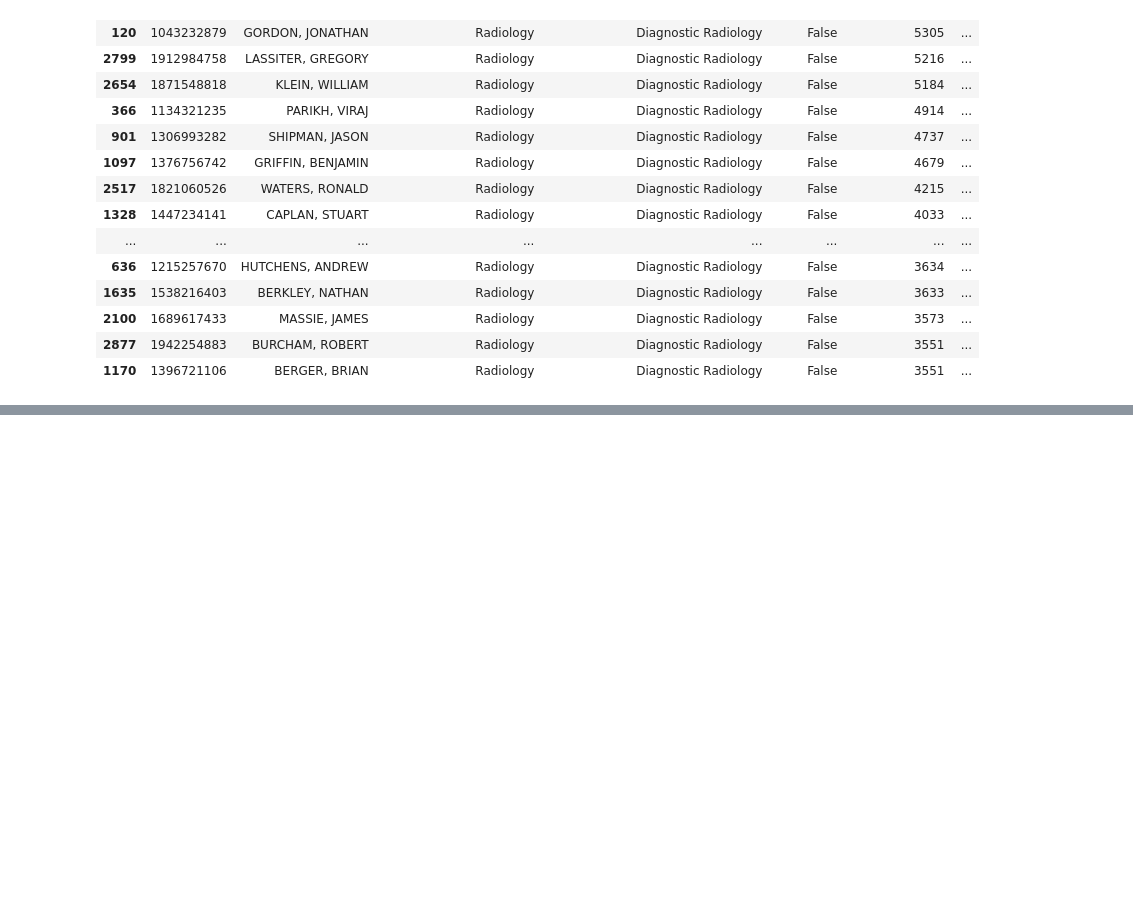
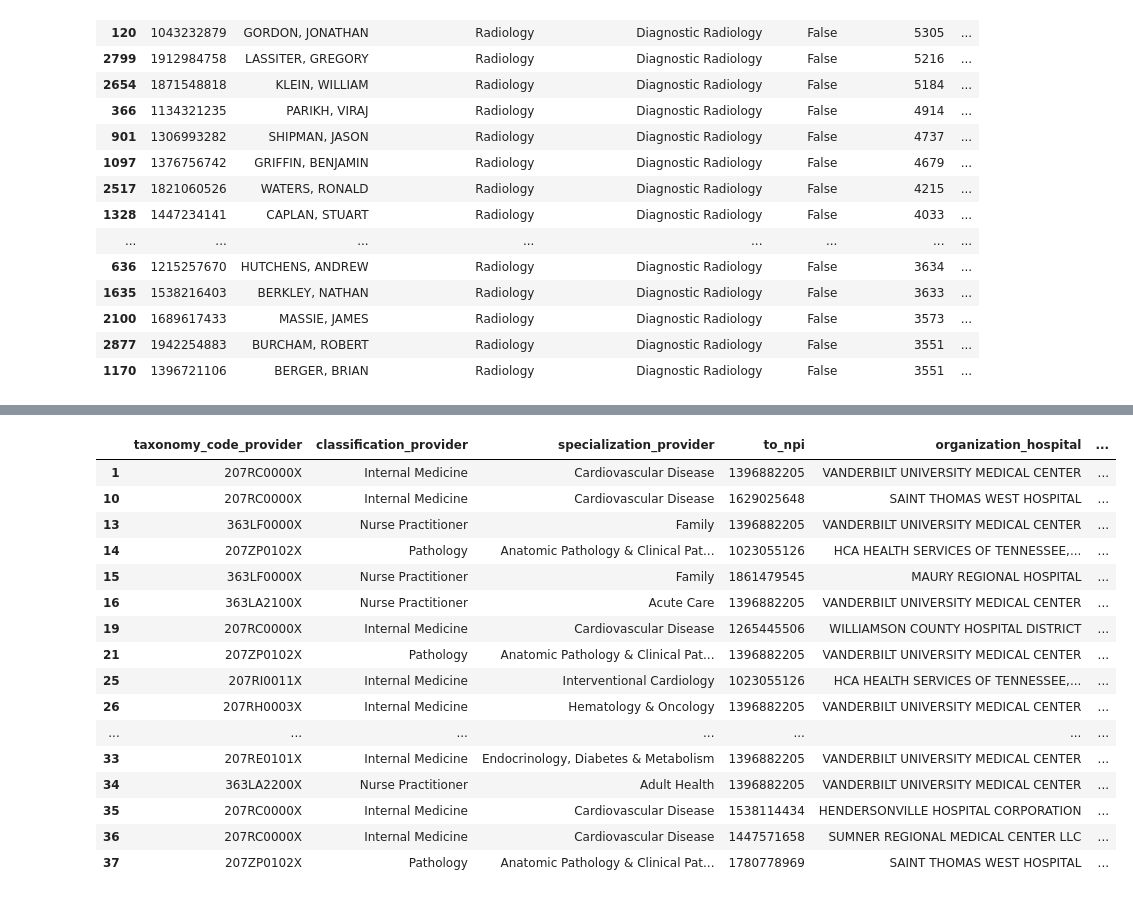
Before and after one commit to VahidehRasekhi/hop_team-hotdogs, a Jupyter notebook: scripts/hop_04_specialty_analysis.ipynb, the cells around one changed output, grey strips where cells are left out. Saved outputs shown, nothing was run; the diff lists cells and outputs as text; code cells hidden in the pictures; blank space fills up the shorter version.

```diff
--- a/scripts/hop_04_specialty_analysis.ipynb
+++ b/scripts/hop_04_specialty_analysis.ipynb
@@ -202,0 +249,20 @@ prov_not_to_vandy.nlargest(25, 'patient_count')
+# %%
+spec_to_hosp[spec_to_hosp['specialization_provider'] != 'Diagnostic Radiology'].nlargest(20, 'patient_count')
+# %% [output]
+|  | taxonomy_code_provider | classification_provider | specialization_provider | to_npi | organization_hospital | ... |
+| 1 | 207RC0000X | Internal Medicine | Cardiovascular Disease | 1396882205 | VANDERBILT UNIVERSITY MEDICAL CENTER | ... |
+| 10 | 207RC0000X | Internal Medicine | Cardiovascular Disease | 1629025648 | SAINT THOMAS WEST HOSPITAL | ... |
+| 13 | 363LF0000X | Nurse Practitioner | Family | 1396882205 | VANDERBILT UNIVERSITY MEDICAL CENTER | ... |
+| 14 | 207ZP0102X | Pathology | Anatomic Pathology & Clinical Pat... | 1023055126 | HCA HEALTH SERVICES OF TENNESSEE,... | ... |
+| 15 | 363LF0000X | Nurse Practitioner | Family | 1861479545 | MAURY REGIONAL HOSPITAL | ... |
+| 16 | 363LA2100X | Nurse Practitioner | Acute Care | 1396882205 | VANDERBILT UNIVERSITY MEDICAL CENTER | ... |
+| 19 | 207RC0000X | Internal Medicine | Cardiovascular Disease | 1265445506 | WILLIAMSON COUNTY HOSPITAL DISTRICT | ... |
+| 21 | 207ZP0102X | Pathology | Anatomic Pathology & Clinical Pat... | 1396882205 | VANDERBILT UNIVERSITY MEDICAL CENTER | ... |
+| 25 | 207RI0011X | Internal Medicine | Interventional Cardiology | 1023055126 | HCA HEALTH SERVICES OF TENNESSEE,... | ... |
+| 26 | 207RH0003X | Internal Medicine | Hematology & Oncology | 1396882205 | VANDERBILT UNIVERSITY MEDICAL CENTER | ... |
+| ... | ... | ... | ... | ... | ... | ... |
+| 33 | 207RE0101X | Internal Medicine | Endocrinology, Diabetes & Metabolism | 1396882205 | VANDERBILT UNIVERSITY MEDICAL CENTER | ... |
+| 34 | 363LA2200X | Nurse Practitioner | Adult Health | 1396882205 | VANDERBILT UNIVERSITY MEDICAL CENTER | ... |
+| 35 | 207RC0000X | Internal Medicine | Cardiovascular Disease | 1538114434 | HENDERSONVILLE HOSPITAL CORPORATION | ... |
+| 36 | 207RC0000X | Internal Medicine | Cardiovascular Disease | 1447571658 | SUMNER REGIONAL MEDICAL CENTER LLC | ... |
+| 37 | 207ZP0102X | Pathology | Anatomic Pathology & Clinical Pat... | 1780778969 | SAINT THOMAS WEST HOSPITAL | ... |
```
Also changed, not shown: parts of 6 cells of this notebook, 3 other files.
